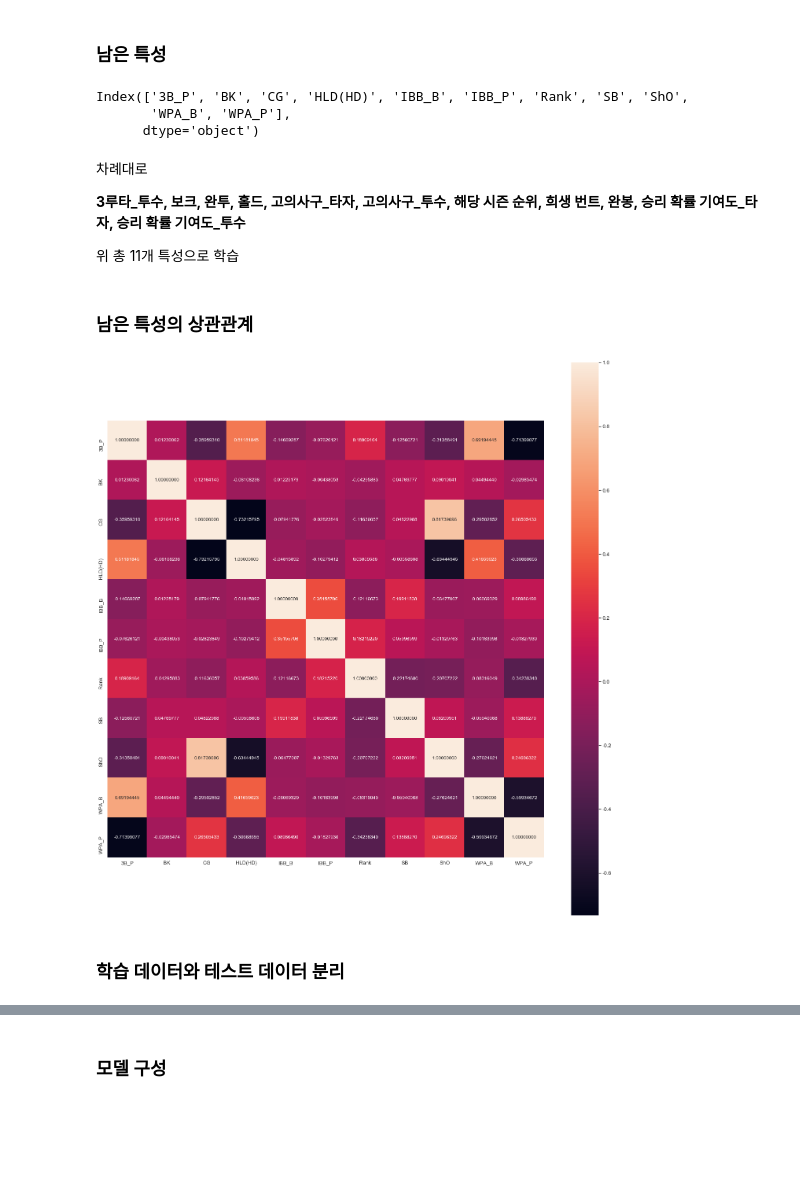
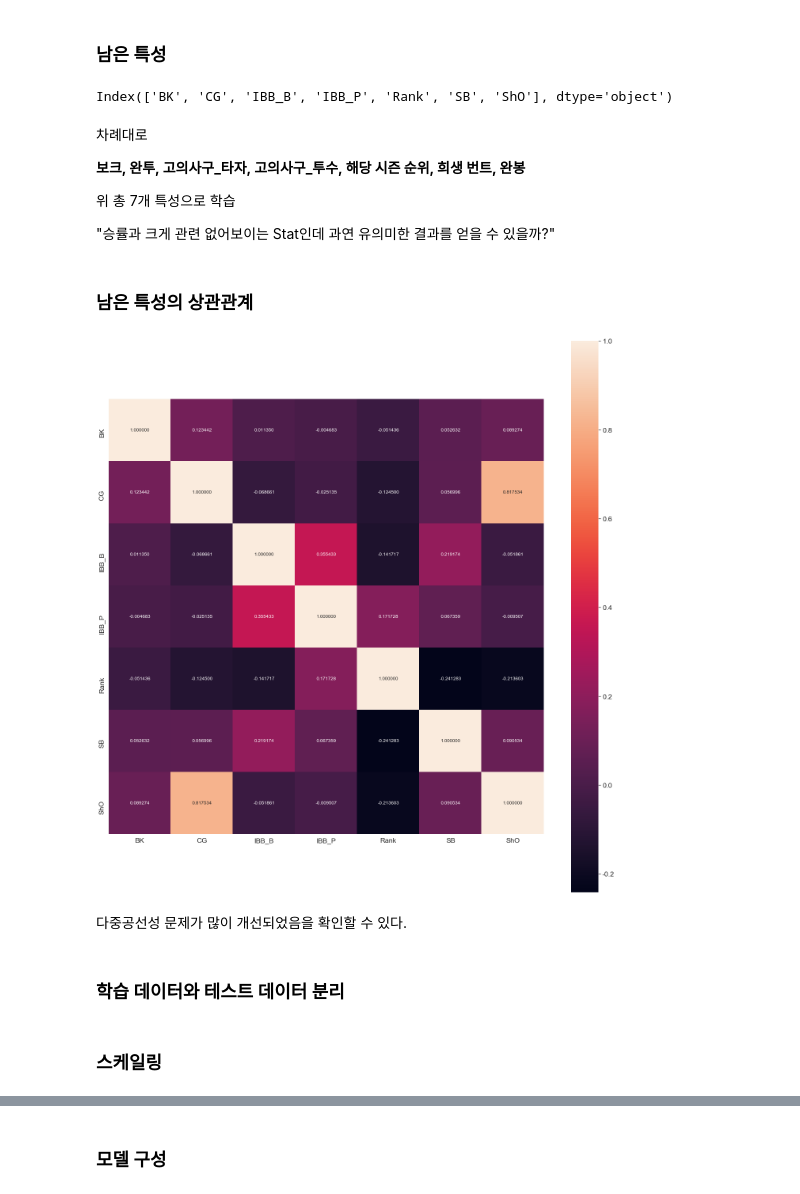
Before and after one commit to ch-4ml/machine-learning-study, a Jupyter notebook: tensorflow/practice/KBO 승률 예측.ipynb, the cells around one changed output, grey strips where cells are left out. Saved outputs shown, nothing was run; the diff lists cells and outputs as text; code cells hidden in the pictures; blank space fills up the shorter version.

```diff
--- a/tensorflow/practice/KBO 승률 예측.ipynb
+++ b/tensorflow/practice/KBO 승률 예측.ipynb
@@ -90,3 +89,0 @@ data = data.drop(outlier3)
-# %%
-data = data.fillna(0)
-data.head()
@@ -100,0 +92,3 @@ data.head()
+# %%
+data = data.drop(['WPA_B', 'WPA_P', '2B_P', '3B_P', 'HLD(HD)'], axis=1)
+data.head()
@@ -353,2 +341,0 @@ X = X.drop(['HBP_P'], axis=1)
-# %%
-X = X.drop(['2B_P'], axis=1)
@@ -378,12 +361,12 @@ Index(['3B_P', 'BK', 'CG', 'HLD(HD)', 'IBB_B', 'IBB_P', 'Rank', 'SB', 'ShO',
 # %%
 X.columns
 # %% [output]
-Index(['3B_P', 'BK', 'CG', 'HLD(HD)', 'IBB_B', 'IBB_P', 'Rank', 'SB', 'ShO',
-       'WPA_B', 'WPA_P'],
-      dtype='object')
+Index(['BK', 'CG', 'IBB_B', 'IBB_P', 'Rank', 'SB', 'ShO'], dtype='object')
 # %% [markdown]
 차례대로
 
-<b>3루타_투수, 보크, 완투, 홀드, 고의사구_타자, 고의사구_투수, 해당 시즌 순위, 희생 번트, 완봉, 승리 확률 기여도_타자, 승리 확률 기여도_투수</b>
+<b>보크, 완투, 고의사구_타자, 고의사구_투수, 해당 시즌 순위, 희생 번트, 완봉</b>
 
-위 총 11개 특성으로 학습
+위 총 7개 특성으로 학습
+
+"승률과 크게 관련 없어보이는 Stat인데 과연 유의미한 결과를 얻을 수 있을까?"
@@ -392,28 +377,32 @@ Index(['3B_P', 'BK', 'CG', 'HLD(HD)', 'IBB_B', 'IBB_P', 'Rank', 'SB', 'ShO',
 # %%
 # 특성 간의 상관계수 행렬을 계산합니다.
 corr = X[X.columns].corr(method='pearson')
 
 # corr 행렬 히트맵을 시각화합니다.
 plt.rc('font', family='NanumGothic')
 plt.figure(figsize=(20, 20))
 
-sns.set(font_scale=1.2)
+sns.set(font_scale=1.6)
 hm = sns.heatmap(corr.values,
             cbar=True,
             annot=True,
             square=True,
-            fmt='.8f',
+            fmt='1.6f',
             annot_kws={'size': 12},
             yticklabels=X.columns,
             xticklabels=X.columns)
 
 plt.tight_layout()
 plt.show()
 # %% [output]
-[figure, old version]
+[figure, new version]
+# %% [markdown]
+다중공선성 문제가 많이 개선되었음을 확인할 수 있다.
 # %% [markdown]
 ### 학습 데이터와 테스트 데이터 분리
 # %%
 from sklearn.model_selection import train_test_split
 X_train, X_test, y_train, y_test = train_test_split(X, y, test_size=0.2, random_state=64)
+# %% [markdown]
+### 스케일링
 # %%
```
Also changed, not shown: parts of 51 cells of this notebook, 8 other files.
